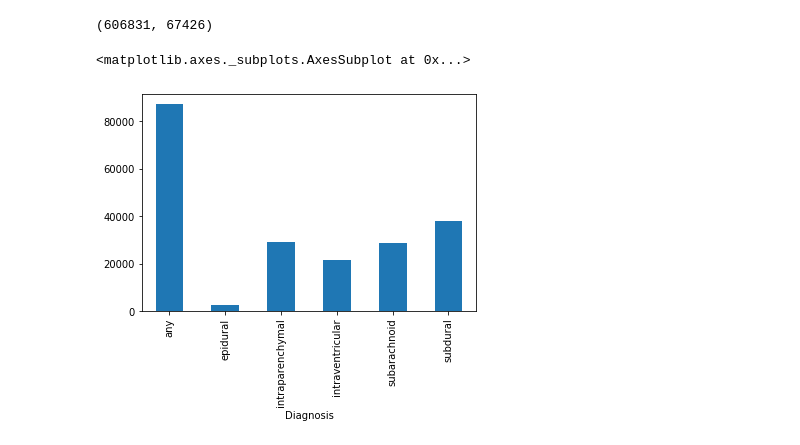
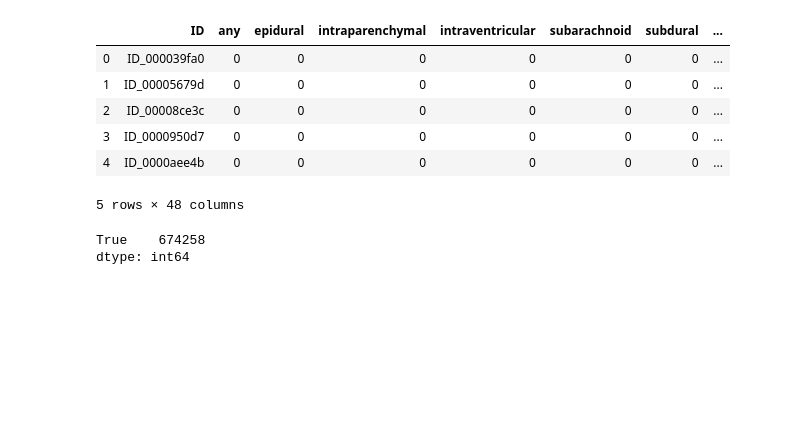
Before and after one commit to steermomo/kaggle-rsna, a Jupyter notebook: 02_checkData&makeLoader.ipynb, the cells around one changed output. Drawn from its saved outputs; the diff is of its cells as text; code cells hidden in the pictures; blank space fills up the shorter version.

```diff
--- a/02_checkData&makeLoader.ipynb
+++ b/02_checkData&makeLoader.ipynb
@@ -46,0 +57,3 @@ train.head()
+# %%
+df_trn = pd.read_feather('df_trn.fth')
+df_trn.head()
@@ -47,3 +99,19 @@ train.head()
+# %%
+merge_table = df_lbls.merge(df_trn, left_on='ID', right_on='SOPInstanceUID')
+merge_table.head()
+# %% [output]
+|  | ID | any | epidural | intraparenchymal | intraventricular | subarachnoid | subdural | ... |
+| 0 | ID_000039fa0 | 0 | 0 | 0 | 0 | 0 | 0 | ... |
+| 1 | ID_00005679d | 0 | 0 | 0 | 0 | 0 | 0 | ... |
+| 2 | ID_00008ce3c | 0 | 0 | 0 | 0 | 0 | 0 | ... |
+| 3 | ID_0000950d7 | 0 | 0 | 0 | 0 | 0 | 0 | ... |
+| 4 | ID_0000aee4b | 0 | 0 | 0 | 0 | 0 | 0 | ... |
+5 rows × 48 columns
+# %%
+(merge_table.ID == merge_table.SOPInstanceUID).value_counts()
+# %% [output]
+True    674258
+dtype: int64
 # %%
 # Some files didn't contain legitimate images, so we need to remove them
 
@@ -57,9 +122,0 @@ train, val = train_test_split(train, test_size=0.1, random_state=42)
-# %%
-len(train), len(val)
-# %% [output]
-(606831, 67426)
-# %%
-train.iloc[:, [1,2,3,4,5,6]].sum().plot(kind='bar')
-# %% [output]
-<matplotlib.axes._subplots.AxesSubplot at 0x...>
-[figure, removed]
```
Also changed, not shown: parts of 25 cells of this notebook, 6 other files.
